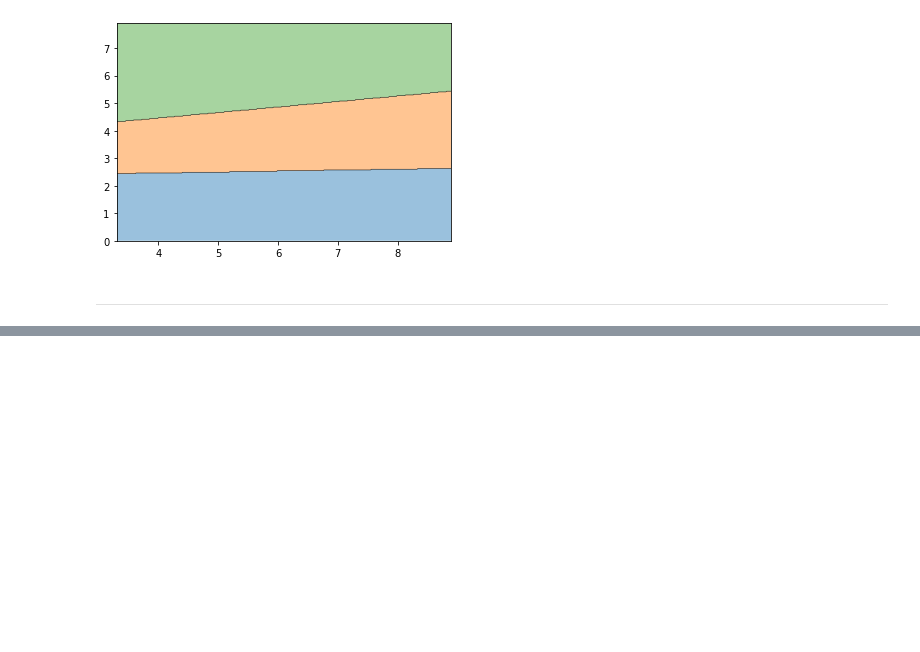
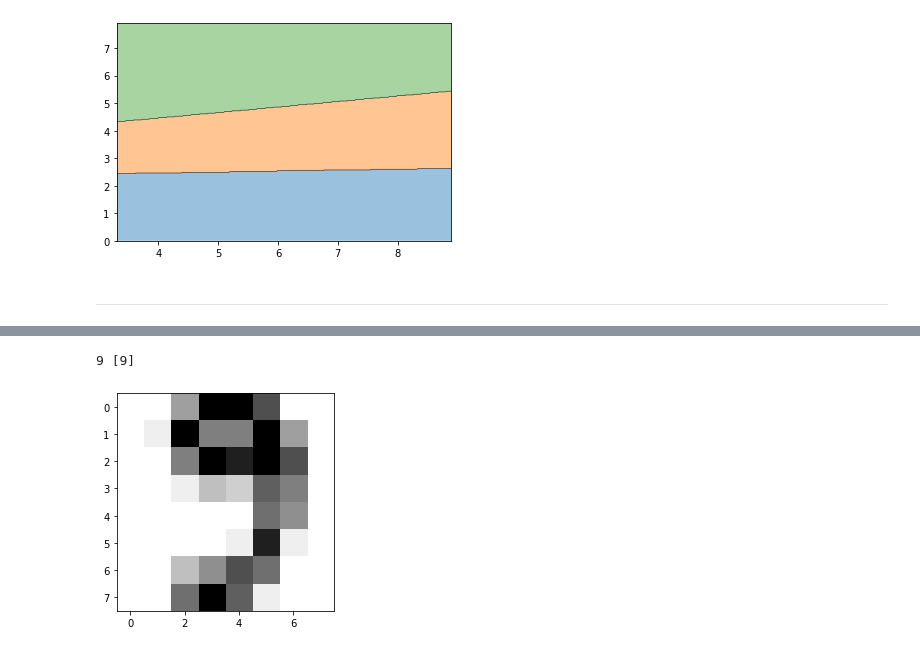
Before and after one commit to alemskdlt/dl02, a Jupyter notebook: notebook/ch03_ml_intro.ipynb, the cells around one changed output, grey strips where cells are left out. Drawn from its saved outputs; the diff is of its cells as text; code cells hidden in the pictures; blank space fills up the shorter version.

```diff
--- a/notebook/ch03_ml_intro.ipynb
+++ b/notebook/ch03_ml_intro.ipynb
@@ -177,0 +215,6 @@ TypeError: ignored
+# %%
+n_samples = len(digits.images)
+digits.images.shape
+# Flattening (평탄화) : (8, 8) => (64,)
+data = digits.images.reshape((n_samples, -1))
+# data.shape
@@ -177,0 +237,8 @@ TypeError: ignored
+# %%
+idx = 50
+plt.imshow(X_test[idx].reshape(8,8), cmap=plt.cm.gray_r, interpolation='nearest')
+y_pred = knn.predict([X_test[idx]])
+print(y_test[idx],y_pred)
+# %% [output]
+9 [9]
+[figure, added]
```
Also changed, not shown: parts of 10 cells of this notebook.
